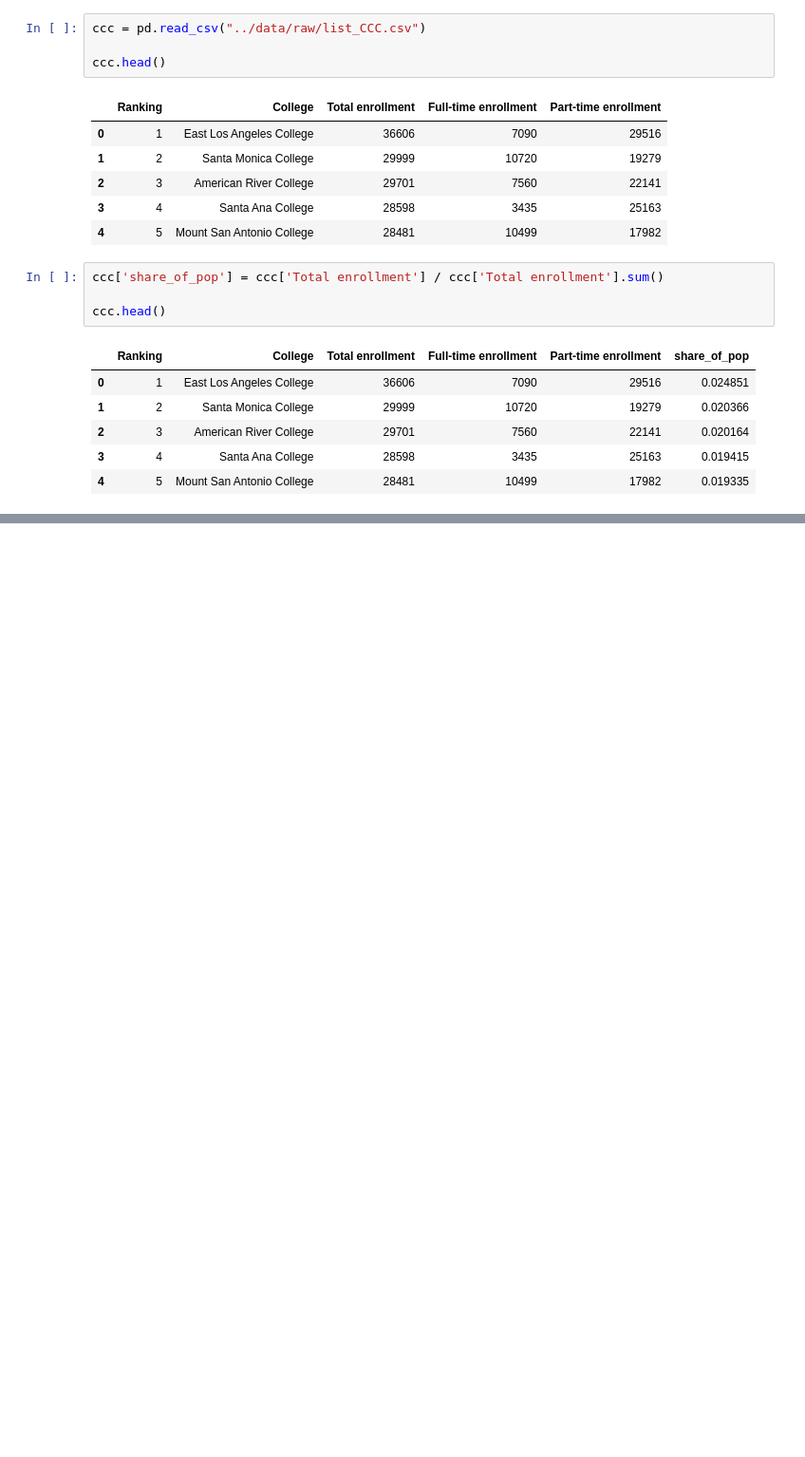
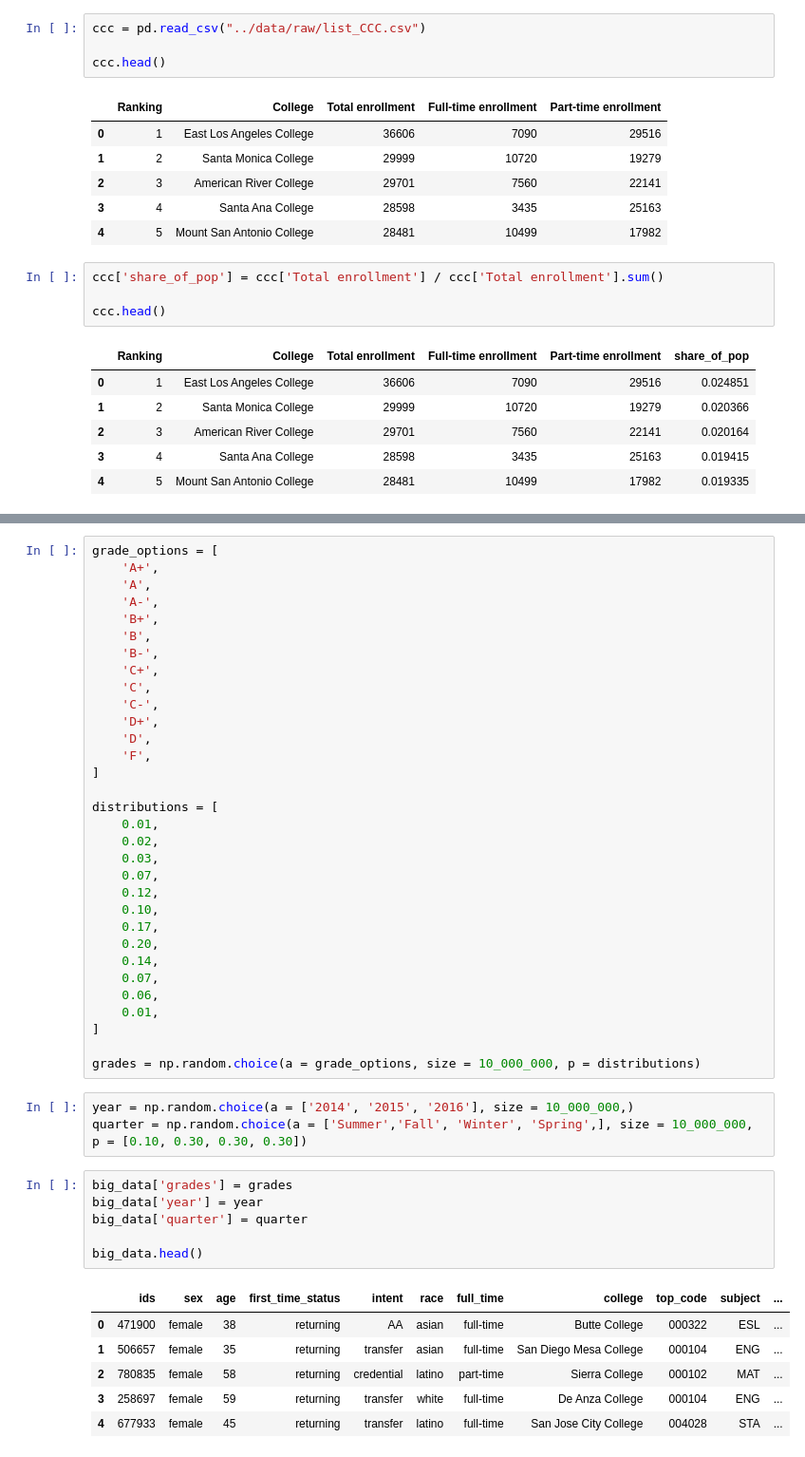
Before and after one commit to chekos/pandas_workshop_2, a Jupyter notebook: notebooks/000 Data Creation.ipynb, the cells around one changed output, grey strips where cells are left out. Shown at 95% size. Saved outputs shown, nothing was run; the diff lists cells and outputs as text; blank space fills up the shorter version.

```diff
--- a/notebooks/000 Data Creation.ipynb
+++ b/notebooks/000 Data Creation.ipynb
@@ -152,0 +335,48 @@ np.random.normal(loc = 30, scale = 15, size = 10)
+# %%
+grade_options = [
+    'A+',
+    'A',
+    'A-',
+    'B+',
+    'B',
+    'B-',
+    'C+',
+    'C',
+    'C-',
+    'D+',
+    'D',
+    'F',
+]
+
+distributions = [
+    0.01,
+    0.02,
+    0.03,
+    0.07,
+    0.12,
+    0.10,
+    0.17,
+    0.20,
+    0.14,
+    0.07,
+    0.06,
+    0.01,
+]
+
+grades = np.random.choice(a = grade_options, size = 10_000_000, p = distributions)
+# %%
+year = np.random.choice(a = ['2014', '2015', '2016'], size = 10_000_000,)
+quarter = np.random.choice(a = ['Summer','Fall', 'Winter', 'Spring',], size = 10_000_000, p = [0.10, 0.30, 0.30, 0.30])
+# %%
+big_data['grades'] = grades
+big_data['year'] = year
+big_data['quarter'] = quarter
+
+big_data.head()
+# %% [output]
+|  | ids | sex | age | first_time_status | intent | race | full_time | college | top_code | subject | ... |
+| 0 | 471900 | female | 38 | returning | AA | asian | full-time | Butte College | 000322 | ESL | ... |
+| 1 | 506657 | female | 35 | returning | transfer | asian | full-time | San Diego Mesa College | 000104 | ENG | ... |
+| 2 | 780835 | female | 58 | returning | credential | latino | part-time | Sierra College | 000102 | MAT | ... |
+| 3 | 258697 | female | 59 | returning | transfer | white | full-time | De Anza College | 000104 | ENG | ... |
+| 4 | 677933 | female | 45 | returning | transfer | latino | full-time | San Jose City College | 004028 | STA | ... |
```
Also changed, not shown: parts of 24 cells of this notebook.
